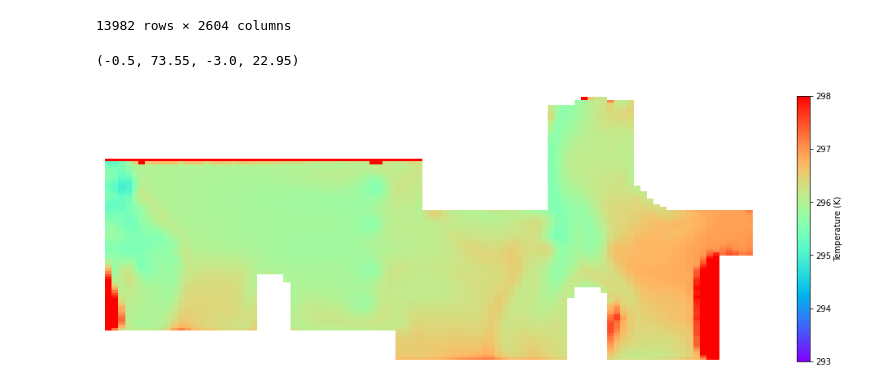
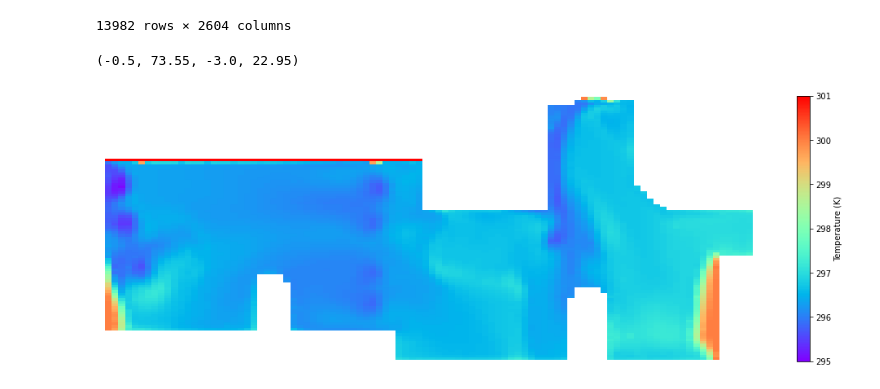
Before and after one commit to kishuqizhou/AlphaMobileSensing, a Jupyter notebook: CFD_dynamic.ipynb, the cells around one changed output. Drawn from its saved outputs; the diff is of its cells as text; code cells hidden in the pictures.

```diff
--- a/CFD_dynamic.ipynb
+++ b/CFD_dynamic.ipynb
@@ -25,7 +25,7 @@ data
 | 13981 | 73.550003 | 11.819595 | 0.5 | 300.0 | 300.005585 | 300.010742 | 300.015900 | 300.020996 | 300.026154 | 300.031220 | ... | ... |
 13982 rows × 2604 columns
 # %%
-target_time='2000.0'
+target_time='1065.0'
 # %%
 x=data.iloc[:,0]
 y=data.iloc[:,1]
@@ -53,18 +53,18 @@ for i in range(100):
             Z[j,i]=np.nan
 # %%
 fig, ax=plt.subplots(1,1,figsize=(18,6))
-im=ax.pcolormesh(X, Y, Z, shading='auto', cmap='rainbow', vmin=293, vmax=298)
+im=ax.pcolormesh(X, Y, Z, shading='auto', cmap='rainbow', vmin=295, vmax=301)
 
 
 ax.set_xlim(-0.5,73.55)
 ax.set_ylim(-3,22.95)
 cbar=fig.colorbar(im, orientation='vertical', label='Temperature (K)')
 
 ax.spines['left'].set_visible(False)
 ax.spines['top'].set_visible(False)
 ax.spines['right'].set_visible(False)
 ax.spines['bottom'].set_visible(False)
 ax.axis('off')
 # %% [output]
 (-0.5, 73.55, -3.0, 22.95)
-[figure, old version]
+[figure, new version]
```
